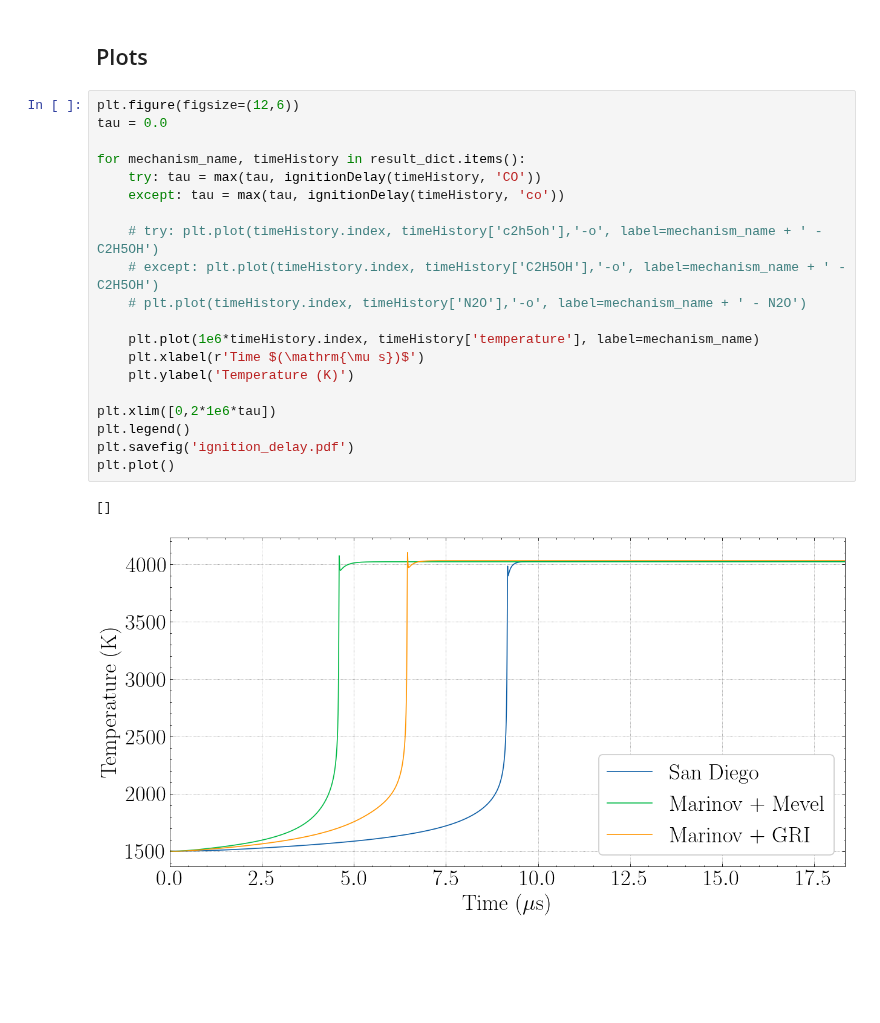
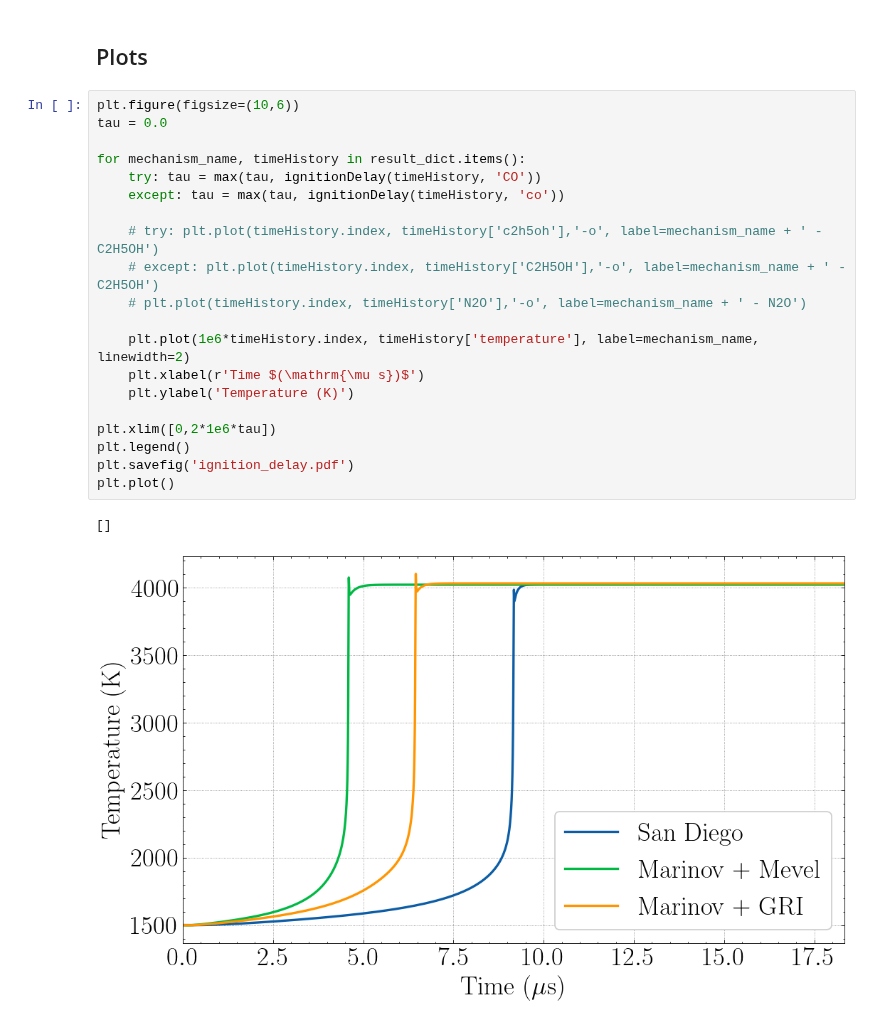
Before and after one commit to giovaniceotto/Noelle, a Jupyter notebook: ChemicalReactorNetwork/Ethanol-NOX Mechanisms.ipynb, the cells around one changed output. Saved outputs shown, nothing was run; the diff lists cells and outputs as text; blank space fills up the shorter version.

```diff
--- a/ChemicalReactorNetwork/Ethanol-NOX Mechanisms.ipynb
+++ b/ChemicalReactorNetwork/Ethanol-NOX Mechanisms.ipynb
@@ -230,25 +230,25 @@ Marinov + GRI  | Computed Ignition Delay: 6.450e-06 seconds.
 # %% [markdown]
 ## Plots
 # %%
-plt.figure(figsize=(12,6))
+plt.figure(figsize=(10,6))
 tau = 0.0
 
 for mechanism_name, timeHistory in result_dict.items():
     try: tau = max(tau, ignitionDelay(timeHistory, 'CO'))
     except: tau = max(tau, ignitionDelay(timeHistory, 'co'))
 
     # try: plt.plot(timeHistory.index, timeHistory['c2h5oh'],'-o', label=mechanism_name + ' - C2H5OH')
     # except: plt.plot(timeHistory.index, timeHistory['C2H5OH'],'-o', label=mechanism_name + ' - C2H5OH')
     # plt.plot(timeHistory.index, timeHistory['N2O'],'-o', label=mechanism_name + ' - N2O')
 
-    plt.plot(1e6*timeHistory.index, timeHistory['temperature'], label=mechanism_name)
+    plt.plot(1e6*timeHistory.index, timeHistory['temperature'], label=mechanism_name, linewidth=2)
     plt.xlabel(r'Time $(\mathrm{\mu s})$')
     plt.ylabel('Temperature (K)')
 
 plt.xlim([0,2*1e6*tau])
 plt.legend()
 plt.savefig('ignition_delay.pdf')
 plt.plot()
 # %% [output]
 []
-[figure, old version]
+[figure, new version]
```
Also changed, not shown: 15 other files.
